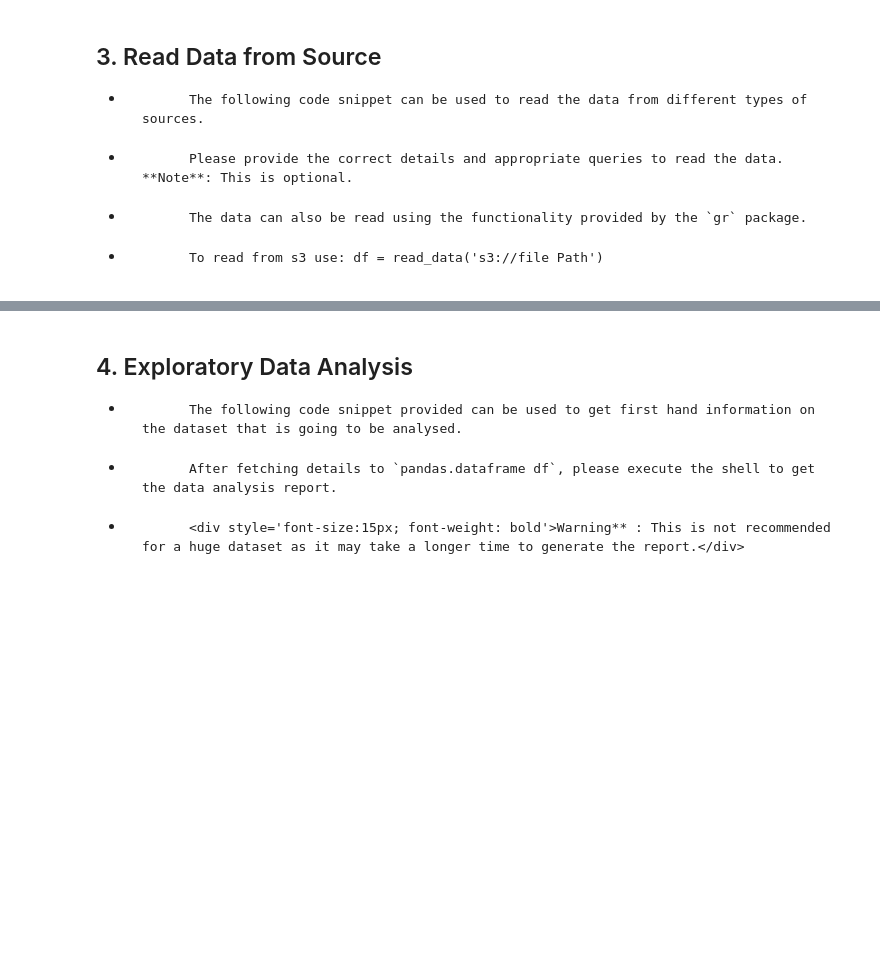
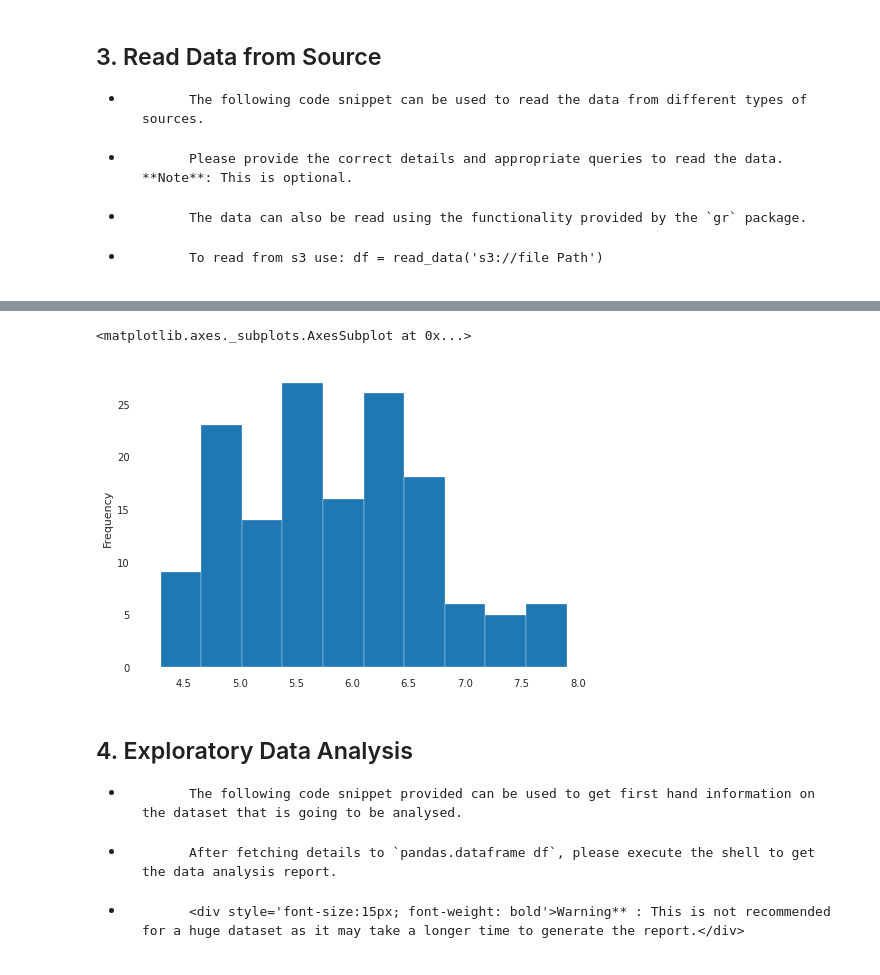
Before and after one commit to iborntolearn/nbdemo, a Jupyter notebook: Test_Iris_Git.ipynb, the cells around one changed output, grey strips where cells are left out. Drawn from its saved outputs; the diff is of its cells as text; code cells hidden in the pictures; blank space fills up the shorter version.

Commit message:
added pandas and a graph

```diff
--- a/Test_Iris_Git.ipynb
+++ b/Test_Iris_Git.ipynb
@@ -64,4 +66,4 @@ df.shape
 def read_data(inpath):
     return pd.read_csv(inpath)
 # %%
-df= read_data('Iris.csv')
+df= read_data('/u01/HomeDir/cipuser/JUPYTER/MC7/Iris.csv')
@@ -68,3 +79,8 @@ df= read_data('Iris.csv')
+# %%
+df['SepalLengthCm'].plot(kind='hist')
+# %% [output]
+<matplotlib.axes._subplots.AxesSubplot at 0x...>
+[figure, added]
 # %% [markdown]
 ## 4. Exploratory Data Analysis
 * 			The following code snippet provided can be used to get first hand information on the dataset that is going to be analysed.
```
Also changed, not shown: parts of 6 cells of this notebook.
